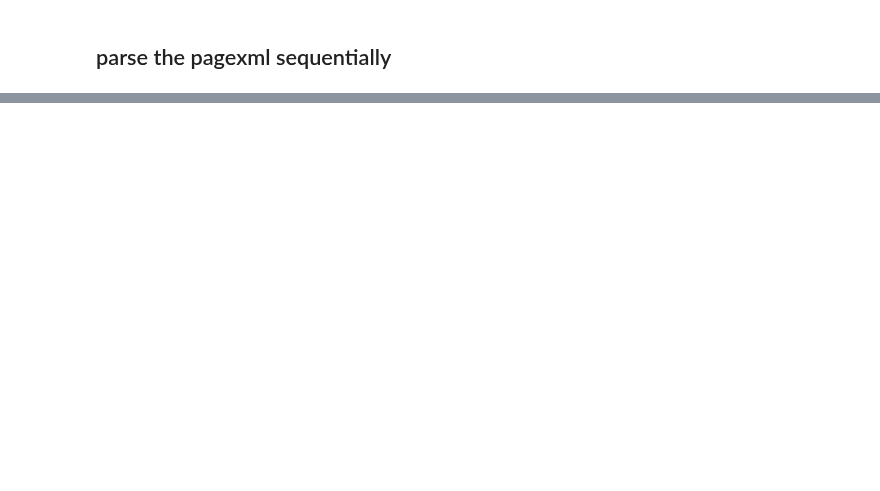
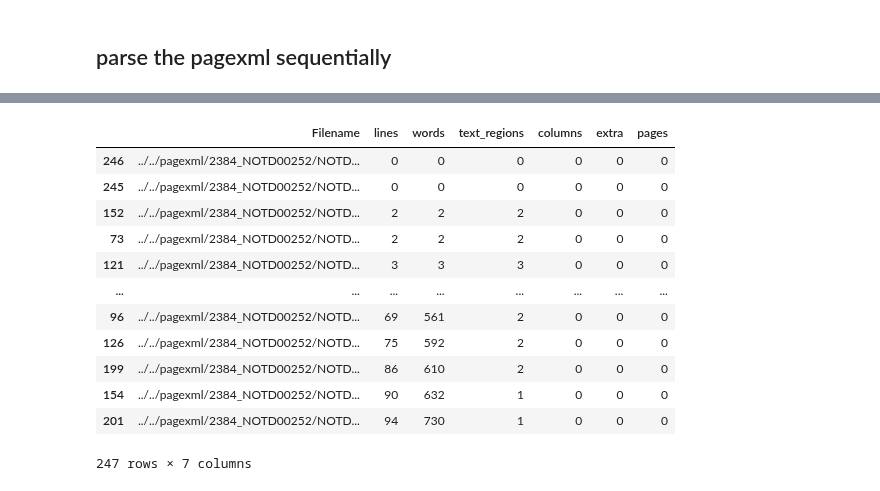
Before and after one commit to brambg/ga-experiments, a Jupyter notebook: notebooks/ga-parse-some-pagexml.ipynb, the cells around one changed output, grey strips where cells are left out. Cells and saved outputs as stored; diff of their text form; code cells hidden in the pictures; blank space fills up the shorter version.

```diff
--- a/notebooks/ga-parse-some-pagexml.ipynb
+++ b/notebooks/ga-parse-some-pagexml.ipynb
@@ -174,0 +196,3 @@ st = sorted([' '.join(s) for s in tc])
+# %%
+scan = scans[0]
+scan.json
@@ -174,0 +217,3 @@ st = sorted([' '.join(s) for s in tc])
+# %%
+for scan in scans:
+    print(f'{scan.metadata["filename"]} - {scan.stats["text_regions"]} textregions')
@@ -175,3 +238,21 @@ st = sorted([' '.join(s) for s in tc])
+# %%
+import pandas as pd
+data = [[scan.metadata["filename"],scan.stats['lines'],scan.stats['words'],scan.stats['text_regions'],scan.stats['columns'],scan.stats['extra'],scan.stats['pages']] for scan in scans]
+pd.DataFrame(data, columns=["Filename", "lines","words","text_regions","columns","extra","pages"]).sort_values(by='words')
+# %% [output]
+|  | Filename | lines | words | text_regions | columns | extra | pages |
+| 246 | ../../pagexml/2384_NOTD00252/NOTD... | 0 | 0 | 0 | 0 | 0 | 0 |
+| 245 | ../../pagexml/2384_NOTD00252/NOTD... | 0 | 0 | 0 | 0 | 0 | 0 |
+| 152 | ../../pagexml/2384_NOTD00252/NOTD... | 2 | 2 | 2 | 0 | 0 | 0 |
+| 73 | ../../pagexml/2384_NOTD00252/NOTD... | 2 | 2 | 2 | 0 | 0 | 0 |
+| 121 | ../../pagexml/2384_NOTD00252/NOTD... | 3 | 3 | 3 | 0 | 0 | 0 |
+| ... | ... | ... | ... | ... | ... | ... | ... |
+| 96 | ../../pagexml/2384_NOTD00252/NOTD... | 69 | 561 | 2 | 0 | 0 | 0 |
+| 126 | ../../pagexml/2384_NOTD00252/NOTD... | 75 | 592 | 2 | 0 | 0 | 0 |
+| 199 | ../../pagexml/2384_NOTD00252/NOTD... | 86 | 610 | 2 | 0 | 0 | 0 |
+| 154 | ../../pagexml/2384_NOTD00252/NOTD... | 90 | 632 | 1 | 0 | 0 | 0 |
+| 201 | ../../pagexml/2384_NOTD00252/NOTD... | 94 | 730 | 1 | 0 | 0 | 0 |
+247 rows × 7 columns
 # %%
 scan = scans[0]
 lines = scan.get_lines()
```
Also changed, not shown: parts of 18 cells of this notebook, 18 other files.
